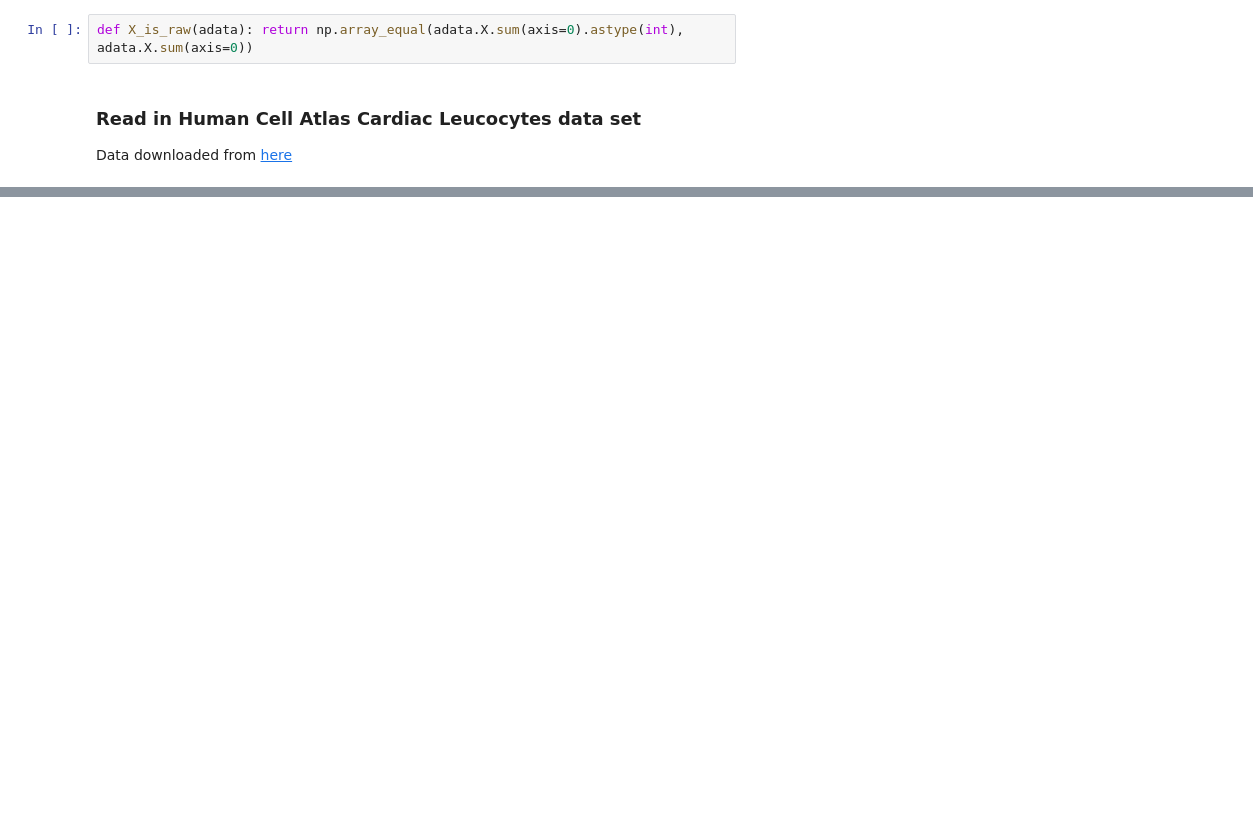
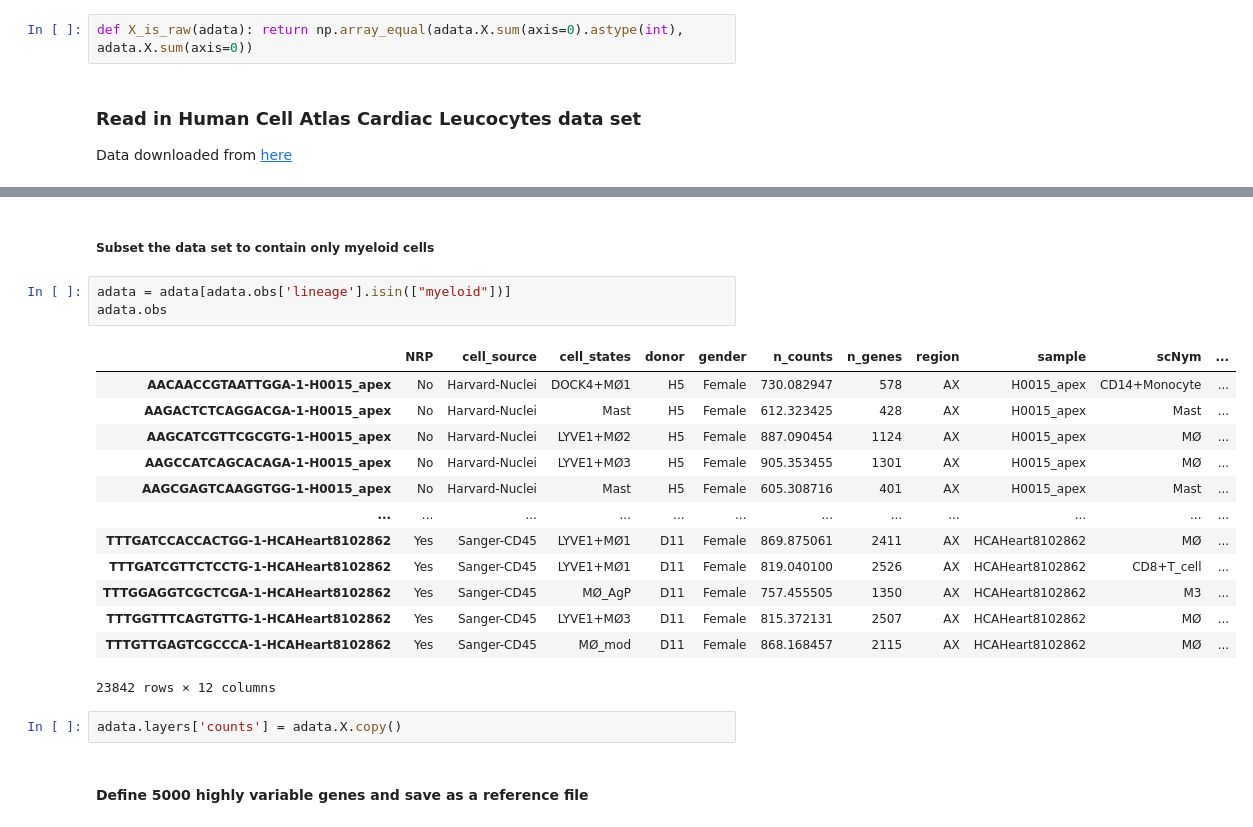
Before and after one commit to Ale-x-andra24/ACM_Mouse_Immune, a Jupyter notebook: 4_label_transfer_scANVI/Myeloid_cells/240308_prepare_reference_for_scANVI_seed_label.ipynb, the cells around one changed output, grey strips where cells are left out. Cells and saved outputs as stored; diff of their text form; blank space fills up the shorter version.

```diff
--- a/4_label_transfer_scANVI/Myeloid_cells/240308_prepare_reference_for_scANVI_seed_label.ipynb
+++ b/4_label_transfer_scANVI/Myeloid_cells/240308_prepare_reference_for_scANVI_seed_label.ipynb
@@ -46,0 +130,23 @@ X_is_raw(adata)
+# %% [markdown]
+##### Subset the data set to contain only myeloid cells
+# %%
+adata = adata[adata.obs['lineage'].isin(["myeloid"])]
+adata.obs
+# %% [output]
+|  | NRP | cell_source | cell_states | donor | gender | n_counts | n_genes | region | sample | scNym | ... |
+| AACAACCGTAATTGGA-1-H0015_apex | No | Harvard-Nuclei | DOCK4+MØ1 | H5 | Female | 730.082947 | 578 | AX | H0015_apex | CD14+Monocyte | ... |
+| AAGACTCTCAGGACGA-1-H0015_apex | No | Harvard-Nuclei | Mast | H5 | Female | 612.323425 | 428 | AX | H0015_apex | Mast | ... |
+| AAGCATCGTTCGCGTG-1-H0015_apex | No | Harvard-Nuclei | LYVE1+MØ2 | H5 | Female | 887.090454 | 1124 | AX | H0015_apex | MØ | ... |
+| AAGCCATCAGCACAGA-1-H0015_apex | No | Harvard-Nuclei | LYVE1+MØ3 | H5 | Female | 905.353455 | 1301 | AX | H0015_apex | MØ | ... |
+| AAGCGAGTCAAGGTGG-1-H0015_apex | No | Harvard-Nuclei | Mast | H5 | Female | 605.308716 | 401 | AX | H0015_apex | Mast | ... |
+| ... | ... | ... | ... | ... | ... | ... | ... | ... | ... | ... | ... |
+| TTTGATCCACCACTGG-1-HCAHeart8102862 | Yes | Sanger-CD45 | LYVE1+MØ1 | D11 | Female | 869.875061 | 2411 | AX | HCAHeart8102862 | MØ | ... |
+| TTTGATCGTTCTCCTG-1-HCAHeart8102862 | Yes | Sanger-CD45 | LYVE1+MØ1 | D11 | Female | 819.040100 | 2526 | AX | HCAHeart8102862 | CD8+T_cell | ... |
+| TTTGGAGGTCGCTCGA-1-HCAHeart8102862 | Yes | Sanger-CD45 | MØ_AgP | D11 | Female | 757.455505 | 1350 | AX | HCAHeart8102862 | M3 | ... |
+| TTTGGTTTCAGTGTTG-1-HCAHeart8102862 | Yes | Sanger-CD45 | LYVE1+MØ3 | D11 | Female | 815.372131 | 2507 | AX | HCAHeart8102862 | MØ | ... |
+| TTTGTTGAGTCGCCCA-1-HCAHeart8102862 | Yes | Sanger-CD45 | MØ_mod | D11 | Female | 868.168457 | 2115 | AX | HCAHeart8102862 | MØ | ... |
+23842 rows × 12 columns
+# %%
+adata.layers['counts'] = adata.X.copy()
+# %% [markdown]
+#### Define 5000 highly variable genes and save as a reference file
```
Also changed, not shown: parts of 16 cells of this notebook.
